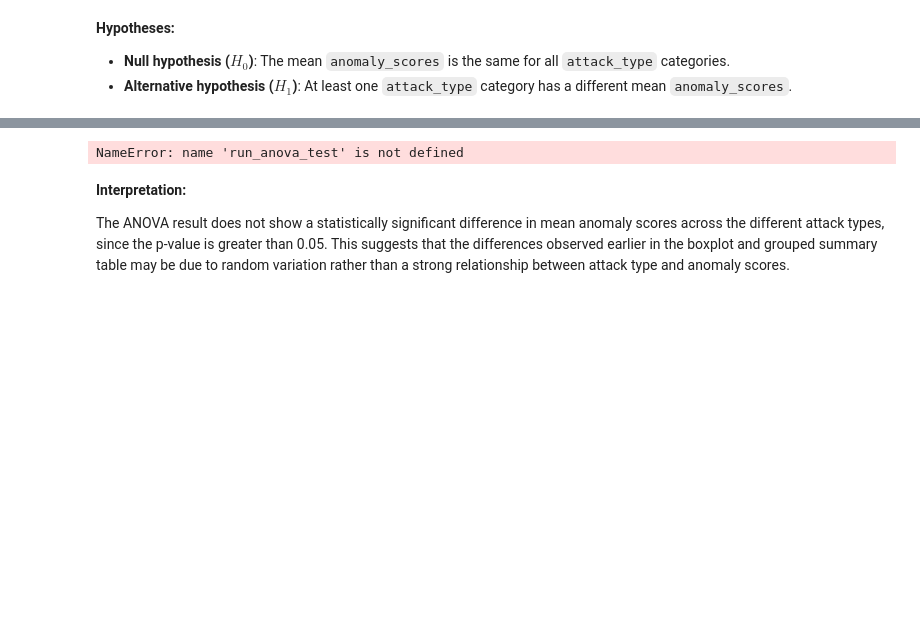
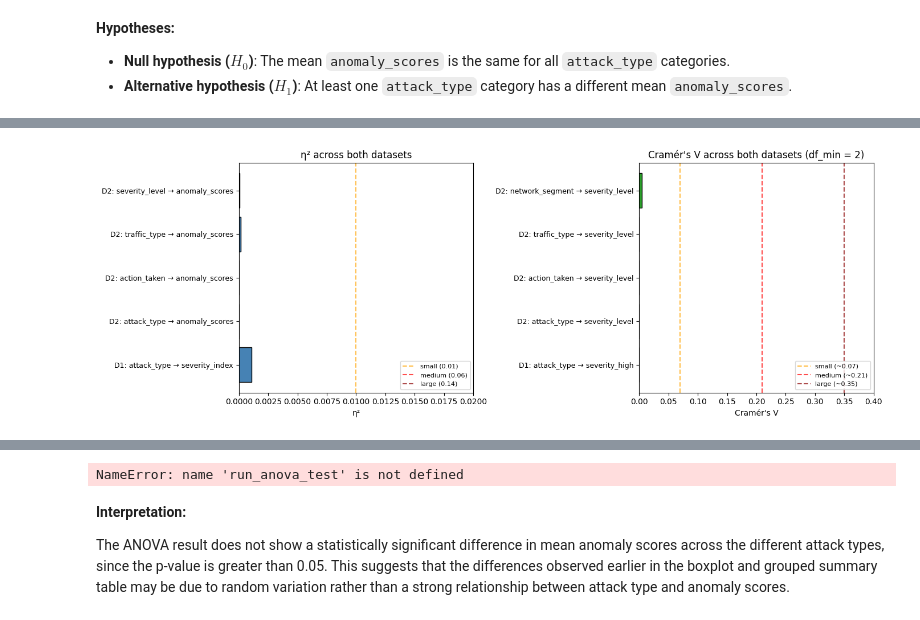
Before and after one commit to AlexanderPanagyurski/cyberattack-severity-analysis, a Jupyter notebook: Drivers of Cyberattack Severity.ipynb, the cells around one changed output, grey strips where cells are left out. Saved outputs shown, nothing was run; the diff lists cells and outputs as text; code cells hidden in the pictures; blank space fills up the shorter version.

```diff
--- a/Drivers of Cyberattack Severity.ipynb
+++ b/Drivers of Cyberattack Severity.ipynb
@@ -3303,0 +3395,85 @@ In this part of the project, hypothesis testing is used to examine whether the o
+# %%
+# --- Side-by-side effect-size comparison: Dataset 1 vs Dataset 2 ---
+
+fig, axes = plt.subplots(1, 2, figsize=(14, 5))
+
+# Left panel: η² comparison
+labels_eta = [
+    'D1: attack_type → severity_index',
+    'D2: attack_type → anomaly_scores',
+    'D2: action_taken → anomaly_scores',
+    'D2: traffic_type → anomaly_scores',
+    'D2: severity_level → anomaly_scores',
+]
+
+# D1: attack_type → severity_index
+groups_d1 = [
+    g['severity_index'].values
+    for _, g in global_cybersecuirty_threats.groupby('attack_type', observed=False)
+]
+eta_d1 = eta_squared(groups_d1)
+
+# D2 ANOVAs
+eta_d2 = []
+for gvar in ['attack_type', 'action_taken', 'traffic_type', 'severity_level']:
+    g = [grp['anomaly_scores'].values
+         for _, grp in cybersecurity_attacks.groupby(gvar, observed=False)]
+    eta_d2.append(eta_squared(g))
+
+eta_vals = [eta_d1] + eta_d2
+
+axes[0].barh(np.arange(len(eta_vals)), eta_vals,
+             color='steelblue', edgecolor='black')
+axes[0].set_yticks(np.arange(len(eta_vals)))
+axes[0].set_yticklabels(labels_eta, fontsize=9)
+axes[0].set_xlabel('η²')
+for cutoff, lbl, color in [
+    (0.01, 'small (0.01)',  'orange'),
+    (0.06, 'medium (0.06)', 'red'),
+    (0.14, 'large (0.14)',  'darkred')
+]:
+    axes[0].axvline(cutoff, linestyle='--', color=color, alpha=0.7, label=lbl)
+axes[0].legend(fontsize=8, loc='lower right')
+axes[0].set_title('η² across both datasets')
+axes[0].set_xlim(0, 0.02)
+
+# Right panel: Cramér's V comparison
+labels_v = [
+    'D1: attack_type → severity_high',
+    'D2: attack_type → severity_level',
+    'D2: action_taken → severity_level',
+    'D2: traffic_type → severity_level',
+    'D2: network_segment → severity_level',
+]
+
+v_d1 = cramers_v_corrected(pd.crosstab(
+    global_cybersecuirty_threats['attack_type'],
+    global_cybersecuirty_threats['severity_high']
+))
+v_d2 = []
+for gvar in ['attack_type', 'action_taken', 'traffic_type', 'network_segment']:
+    v_d2.append(cramers_v_corrected(
+        pd.crosstab(cybersecurity_attacks[gvar], cybersecurity_attacks['severity_level'])
+    ))
+
+v_vals = [v_d1] + v_d2
+
+axes[1].barh(np.arange(len(v_vals)), v_vals,
+             color='C2', edgecolor='black')
+axes[1].set_yticks(np.arange(len(v_vals)))
+axes[1].set_yticklabels(labels_v, fontsize=9)
+axes[1].set_xlabel("Cramér's V")
+for cutoff, lbl, color in [
+    (0.07, 'small (~0.07)',  'orange'),
+    (0.21, 'medium (~0.21)', 'red'),
+    (0.35, 'large (~0.35)',  'darkred')
+]:
+    axes[1].axvline(cutoff, linestyle='--', color=color, alpha=0.7, label=lbl)
+axes[1].legend(fontsize=8, loc='lower right')
+axes[1].set_title("Cramér's V across both datasets (df_min = 2)")
+axes[1].set_xlim(0, 0.4)
+
+plt.tight_layout()
+plt.show()
+# %% [output]
+[figure, added]
```
Also changed, not shown: parts of 16 cells of this notebook.
